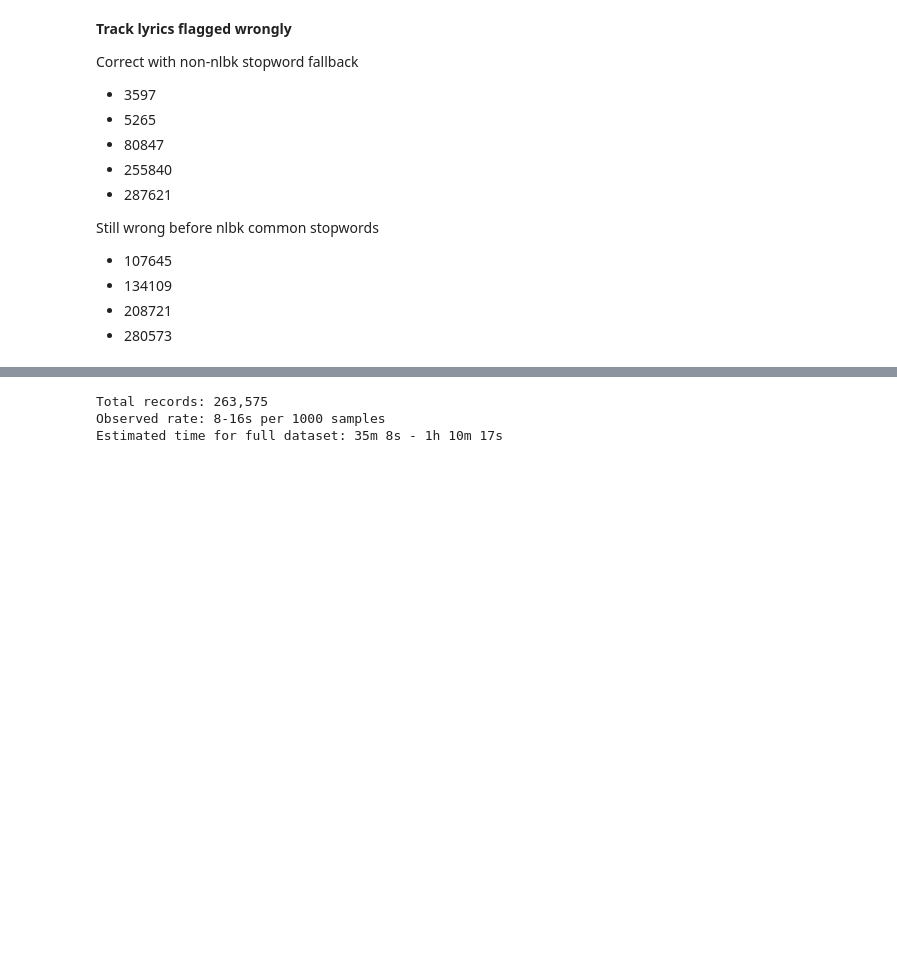
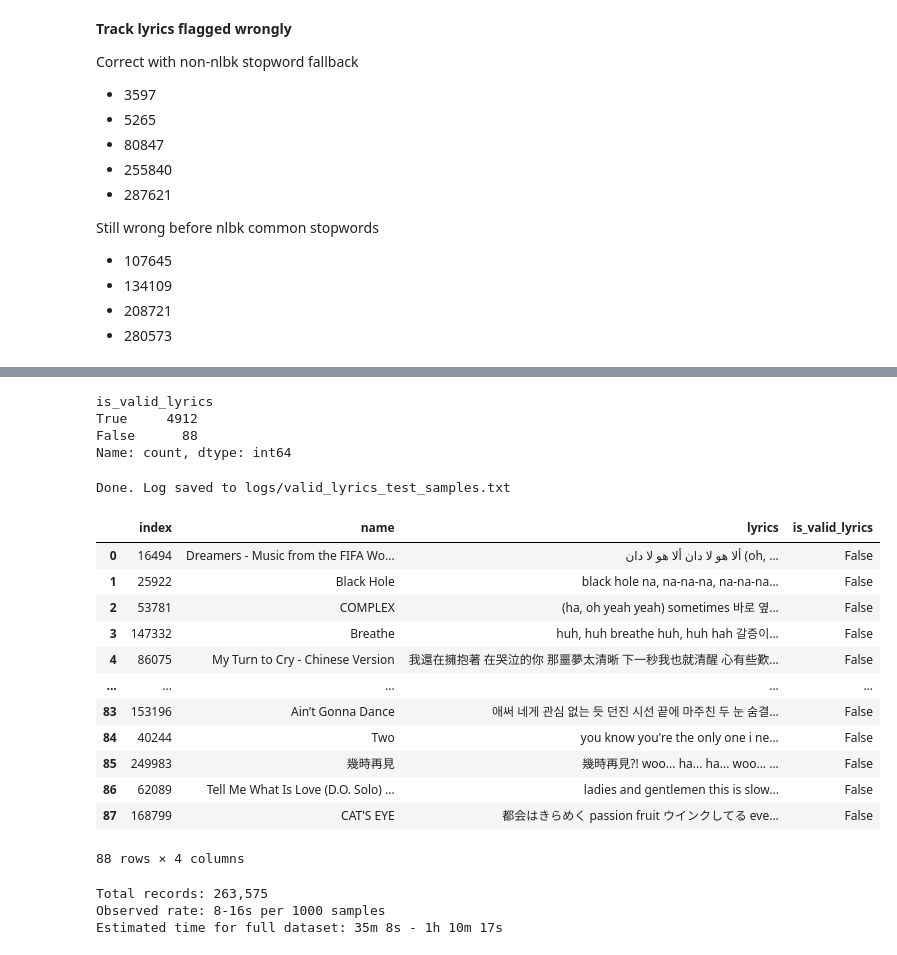
Before and after one commit to grenappl/thesis-project, a Jupyter notebook: notebooks/2_lyrics_filtering.ipynb, the cells around one changed output, grey strips where cells are left out. Cells and saved outputs as stored; diff of their text form; code cells hidden in the pictures; blank space fills up the shorter version.

```diff
--- a/notebooks/2_lyrics_filtering.ipynb
+++ b/notebooks/2_lyrics_filtering.ipynb
@@ -274,22 +458,41 @@ print('\nDETECTED LANG %: ' + str(detect_langs(clean_lyrics(test_song['lyrics'])
 # %%
 # # test validation
 
-# sample_size = 1000
-# test_path = 'logs/valid_lyrics_test_samples.txt'
-# df = filtered.sample(sample_size).reset_index()
+sample_size = 5000
+test_path = 'logs/valid_lyrics_test_samples.txt'
+df = filtered.sample(sample_size).reset_index()
 
-# with open(test_path, 'w', encoding='utf-8') as log_file:
-#     old_stdout = sys.stdout
-#     sys.stdout = log_file
-#     df['is_valid_lyrics'] = df.apply(
-#         lambda row: is_lyrics_valid(index=row['index'], lyrics=row['lyrics']),
-#         axis=1
-#     )
-#     sys.stdout = old_stdout
-#     display(df['is_valid_lyrics'].value_counts())
+with open(test_path, 'w', encoding='utf-8') as log_file:
+    old_stdout = sys.stdout
+    sys.stdout = log_file
+    df['is_valid_lyrics'] = df.apply(
+        lambda row: is_lyrics_valid(index=row['index'], lyrics=row['lyrics']),
+        axis=1
+    )
+    sys.stdout = old_stdout
+    display(df['is_valid_lyrics'].value_counts())
 
-# print(f"Done. Log saved to {test_path}")
-# display(df[df['is_valid_lyrics'] == False][['index', 'name', 'lyrics', 'is_valid_lyrics']].reset_index(drop=True))
+print(f"Done. Log saved to {test_path}")
+display(df[df['is_valid_lyrics'] == False][['index', 'name', 'lyrics', 'is_valid_lyrics']].reset_index(drop=True))
+# %% [output]
+is_valid_lyrics
+True     4912
+False      88
+Name: count, dtype: int64
+Done. Log saved to logs/valid_lyrics_test_samples.txt
+|  | index | name | lyrics | is_valid_lyrics |
+| 0 | 16494 | Dreamers - Music from the FIFA Wo... | ألا هو لا دان ألا هو لا دان (oh, ... | False |
+| 1 | 25922 | Black Hole | black hole na, na-na-na, na-na-na... | False |
+| 2 | 53781 | COMPLEX | (ha, oh yeah yeah) sometimes 바로 옆... | False |
+| 3 | 147332 | Breathe | huh, huh breathe huh, huh hah 갈증이... | False |
+| 4 | 86075 | My Turn to Cry - Chinese Version | 我還在擁抱著 在哭泣的你 那噩夢太清晰 下一秒我也就清醒 心有些歎... | False |
+| ... | ... | ... | ... | ... |
+| 83 | 153196 | Ain’t Gonna Dance | 애써 네게 관심 없는 듯 던진 시선 끝에 마주친 두 눈 숨결... | False |
+| 84 | 40244 | Two | you know you're the only one i ne... | False |
+| 85 | 249983 | 幾時再見 | 幾時再見?! woo... ha... ha... woo... ... | False |
+| 86 | 62089 | Tell Me What Is Love (D.O. Solo) ... | ladies and gentlemen this is slow... | False |
+| 87 | 168799 | CAT'S EYE | 都会はきらめく passion fruit ウインクしてる eve... | False |
+88 rows × 4 columns
 # %%
 # Timing estimate for full-dataset lyrics validation
 
```
Also changed, not shown: parts of 20 cells of this notebook, 7 other files.
